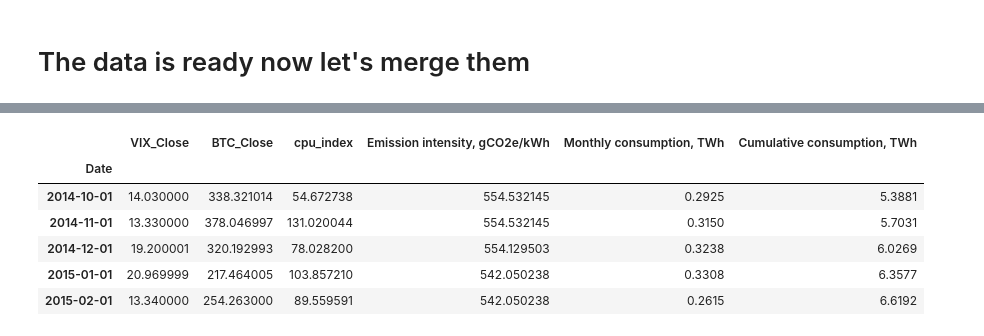
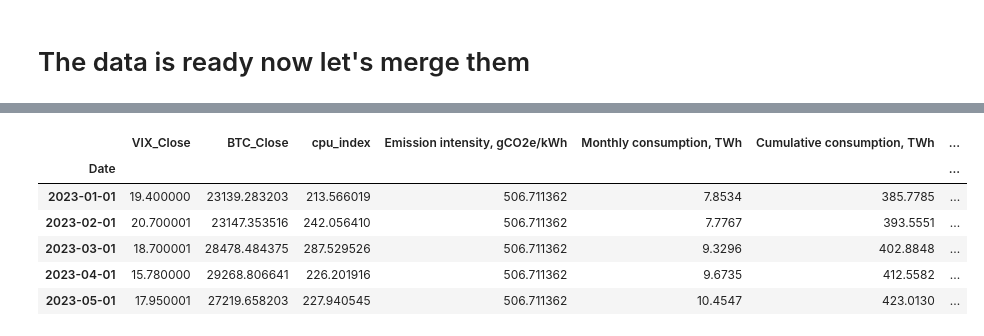
Before and after one commit to idriskhattak/Impact-of-Environment-on-BTICOIN, a Jupyter notebook: Merging the datasets.ipynb, the cells around one changed output, grey strips where cells are left out. Cells and saved outputs as stored; diff of their text form; code cells hidden in the pictures.

```diff
--- a/Merging the datasets.ipynb
+++ b/Merging the datasets.ipynb
@@ -141,12 +155,18 @@ BTC_data.set_index('Date', inplace=True)
 cpu_selected_data.set_index('Date',inplace=True)
 electricity_consumption_data.set_index('Date',inplace=True)
 co2_data.set_index('Date', inplace=True)
+Energy_Eficiency_data.set_index('Date',inplace=True)
 # %%
 vix_data.index = pd.to_datetime(vix_data.index)
 BTC_data.index = pd.to_datetime(BTC_data.index)
 electricity_consumption_data.index = pd.to_datetime(electricity_consumption_data.index,format='%b-%y')
 # %% [markdown]
 Grouping data by month, calculating the mean for each month, and set the 1st date of each month as the index in CO2.
+# %%
+Energy_Eficiency_data.index = pd.to_datetime(Energy_Eficiency_data.index)
+
+Energy_Eficiency_selected_monthly_mean = Energy_Eficiency_data.resample('M').mean()
+Energy_Eficiency_selected_monthly_mean.index = Energy_Eficiency_selected_monthly_mean.index.to_period('M').to_timestamp()
 # %%
 co2_data.index = pd.to_datetime(co2_data.index)
 
@@ -168,6 +187,7 @@ CO2 and Electricity datasets are large so we just have to select from [2014-10-0
 # %%
 co2_data_selected = co2_data_selected_monthly_mean.loc['2014-10-01':'2023-05-01']
 electricity_data_selected = electricity_consumption_data.loc['2014-10-01':'2023-05-01']
+Eficiency_data_selected = Energy_Eficiency_selected_monthly_mean.loc['2014-10-01':'2023-05-01']
 # %%
 print('vix_data_selected shape is', vix_data_selected.shape)
 print('BTC_data_selected shape is', BTC_data_selected.shape)
@@ -194,4 +217,5 @@ merged_data = vix_data_selected.merge(BTC_data_selected, how='inner', left_index
 merged_data = merged_data.merge(cpu_selected_data, how='inner', left_index=True, right_index=True)
 merged_data = merged_data.merge(co2_data_selected, how='inner', left_index=True, right_index=True)
 merged_data = merged_data.merge(electricity_data_selected, how='inner', left_index=True, right_index=True)
+merged_data = merged_data.merge(Eficiency_data_selected, how='inner', left_index=True, right_index=True)
 # %%
@@ -214,12 +236,12 @@ Index(['VIX_Close', 'BTC_Close', 'cpu_index', 'Emission intensity, gCO2e/kWh',
       dtype='object')
 # %%
-merged_data.head()
+merged_data.tail()
 # %% [output]
-|  | VIX_Close | BTC_Close | cpu_index | Emission intensity, gCO2e/kWh | Monthly consumption, TWh | Cumulative consumption, TWh |
-| Date |  |  |  |  |  |  |
-| 2014-10-01 | 14.030000 | 338.321014 | 54.672738 | 554.532145 | 0.2925 | 5.3881 |
-| 2014-11-01 | 13.330000 | 378.046997 | 131.020044 | 554.532145 | 0.3150 | 5.7031 |
-| 2014-12-01 | 19.200001 | 320.192993 | 78.028200 | 554.129503 | 0.3238 | 6.0269 |
-| 2015-01-01 | 20.969999 | 217.464005 | 103.857210 | 542.050238 | 0.3308 | 6.3577 |
-| 2015-02-01 | 13.340000 | 254.263000 | 89.559591 | 542.050238 | 0.2615 | 6.6192 |
+|  | VIX_Close | BTC_Close | cpu_index | Emission intensity, gCO2e/kWh | Monthly consumption, TWh | Cumulative consumption, TWh | ... |
+| Date |  |  |  |  |  |  | ... |
+| 2023-01-01 | 19.400000 | 23139.283203 | 213.566019 | 506.711362 | 7.8534 | 385.7785 | ... |
+| 2023-02-01 | 20.700001 | 23147.353516 | 242.056410 | 506.711362 | 7.7767 | 393.5551 | ... |
+| 2023-03-01 | 18.700001 | 28478.484375 | 287.529526 | 506.711362 | 9.3296 | 402.8848 | ... |
+| 2023-04-01 | 15.780000 | 29268.806641 | 226.201916 | 506.711362 | 9.6735 | 412.5582 | ... |
+| 2023-05-01 | 17.950001 | 27219.658203 | 227.940545 | 506.711362 | 10.4547 | 423.0130 | ... |
 # %%
```
Also changed, not shown: parts of 19 cells of this notebook.
